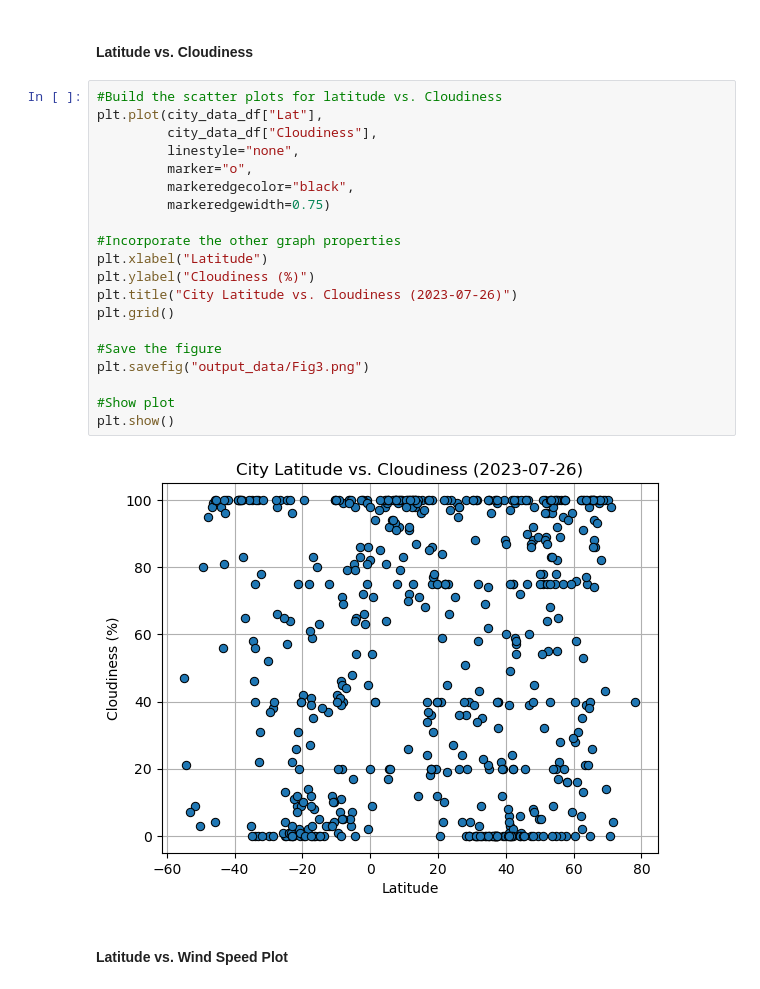
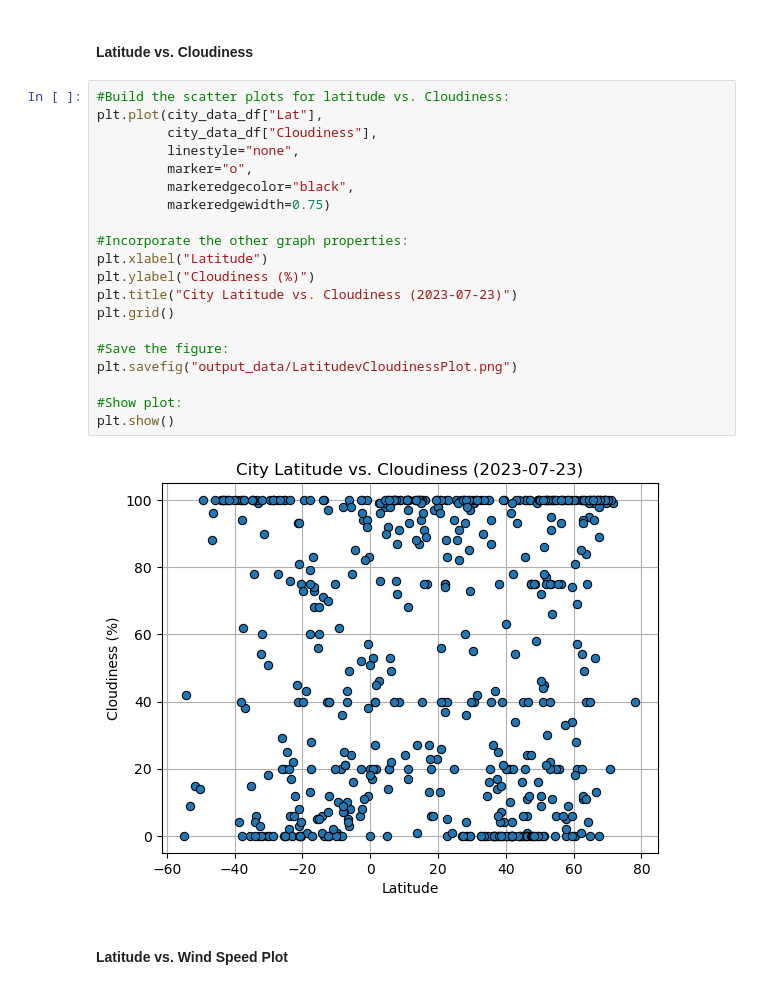
Before and after one commit to hrobinl/python-api-challenge, a Jupyter notebook: WeatherPy/WeatherPy.ipynb, the cells around one changed output. Cells and saved outputs as stored; diff of their text form.

```diff
--- a/WeatherPy/WeatherPy.ipynb
+++ b/WeatherPy/WeatherPy.ipynb
@@ -233,27 +236,27 @@ plt.show()
 # %% [markdown]
 #### Latitude vs. Cloudiness
 # %%
-#Build the scatter plots for latitude vs. Cloudiness
+#Build the scatter plots for latitude vs. Cloudiness:
 plt.plot(city_data_df["Lat"],
          city_data_df["Cloudiness"],
          linestyle="none",
          marker="o",
          markeredgecolor="black",
          markeredgewidth=0.75)
 
-#Incorporate the other graph properties
+#Incorporate the other graph properties:
 plt.xlabel("Latitude")
 plt.ylabel("Cloudiness (%)")
-plt.title("City Latitude vs. Cloudiness (2023-07-26)")
+plt.title("City Latitude vs. Cloudiness (2023-07-23)")
 plt.grid()
 
-#Save the figure
-plt.savefig("output_data/Fig3.png")
+#Save the figure:
+plt.savefig("output_data/LatitudevCloudinessPlot.png")
 
-#Show plot
+#Show plot:
 plt.show()
 # %% [output]
-[figure, old version]
+[figure, new version]
 # %% [markdown]
 #### Latitude vs. Wind Speed Plot
 # %%
```
Also changed, not shown: parts of 26 cells of this notebook, 10 other files.
